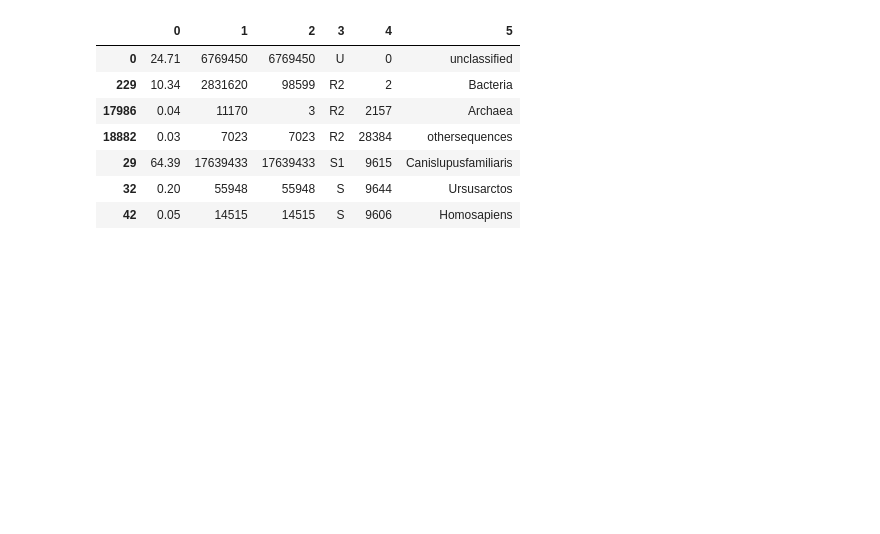
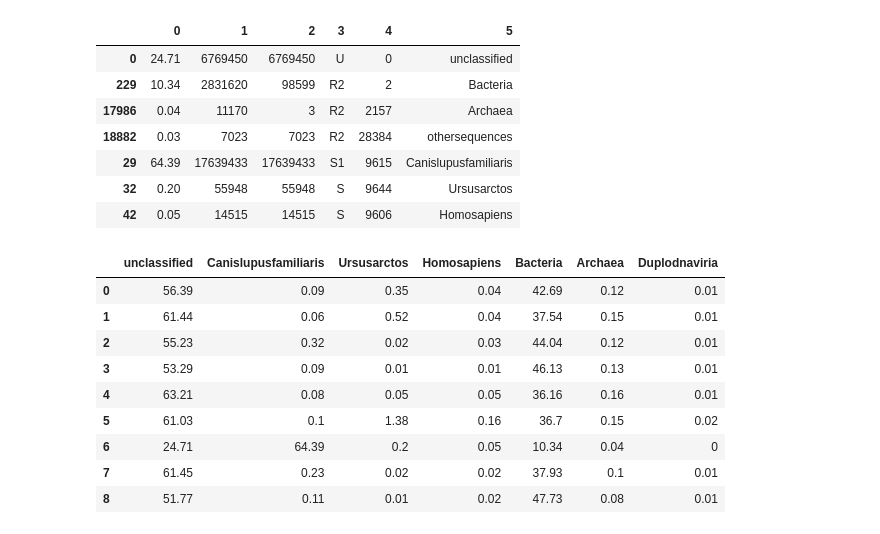
Before and after one commit to HGord2022/snowtracks, a Jupyter notebook: metagenomics/kraken/kraken.ipynb, the cells around one changed output. Cells and saved outputs as stored; diff of their text form; code cells hidden in the pictures; blank space fills up the shorter version.

```diff
--- a/metagenomics/kraken/kraken.ipynb
+++ b/metagenomics/kraken/kraken.ipynb
@@ -48,0 +51,40 @@ filtered_df
+# %%
+samples = ["CX113C","CX113E","CX113F","CX113H","CX115H","CX1138","Neige_2_3","Neige_3_2","Neige_4"]
+taxa = ["Bear", "Bear", "Wolf", "Wolf", "Bear", "Bear", "Wolf", "Wolf", "Wolf"]
+# %%
+df_all = pd.DataFrame(columns=["unclassified", "Canislupusfamiliaris", "Ursusarctos", "Homosapiens", "Bacteria", "Archaea", "Duplodnaviria"])
+
+for i in range(len(samples)):
+    df=pd.read_csv(f"./data/report.{samples[i]}.txt", sep='\t', header=None)
+    #remove leading spaces
+    df[5] = df[5].str.replace(' ', '')
+    #keep only superkingdoms
+    filtered_df = df[(df[3].isin(["R2", "U"])) & (df[0] > 0)]
+    # Remove the row where column 5 is "Eukaryota"
+    filtered_df = filtered_df[filtered_df[5] != "Eukaryota"]
+    # Add rows where column 5 is "Canis lupus familiaris", "Ursus arctos" or "Homo sapiens"
+    new_rows = df[df[5].isin([
+        "Canislupusfamiliaris",
+        "Ursusarctos",
+        "Homosapiens"])]
+
+    filtered_df = pd.concat([filtered_df, new_rows])
+
+    for name in df_all.columns:
+        if name in filtered_df[5].values:
+            df_all.loc[i, name] = filtered_df[filtered_df[5] == name][0].values[0]
+        else:
+            df_all.loc[i, name] = 0
+
+df_all
+# %% [output]
+|  | unclassified | Canislupusfamiliaris | Ursusarctos | Homosapiens | Bacteria | Archaea | Duplodnaviria |
+| 0 | 56.39 | 0.09 | 0.35 | 0.04 | 42.69 | 0.12 | 0.01 |
+| 1 | 61.44 | 0.06 | 0.52 | 0.04 | 37.54 | 0.15 | 0.01 |
+| 2 | 55.23 | 0.32 | 0.02 | 0.03 | 44.04 | 0.12 | 0.01 |
+| 3 | 53.29 | 0.09 | 0.01 | 0.01 | 46.13 | 0.13 | 0.01 |
+| 4 | 63.21 | 0.08 | 0.05 | 0.05 | 36.16 | 0.16 | 0.01 |
+| 5 | 61.03 | 0.1 | 1.38 | 0.16 | 36.7 | 0.15 | 0.02 |
+| 6 | 24.71 | 64.39 | 0.2 | 0.05 | 10.34 | 0.04 | 0 |
+| 7 | 61.45 | 0.23 | 0.02 | 0.02 | 37.93 | 0.1 | 0.01 |
+| 8 | 51.77 | 0.11 | 0.01 | 0.02 | 47.73 | 0.08 | 0.01 |
```
Also changed, not shown: parts of 2 cells of this notebook, 3 other files.
